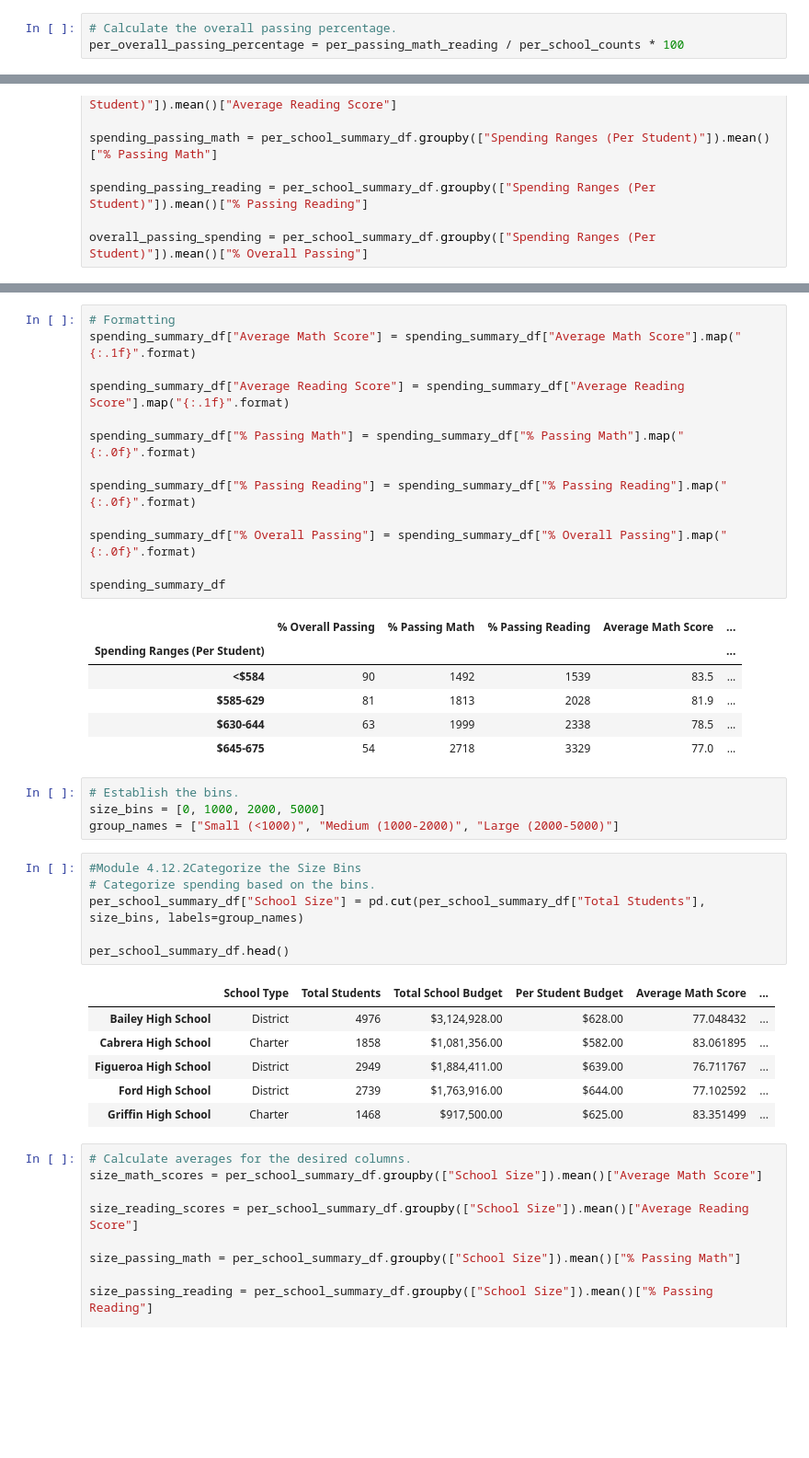
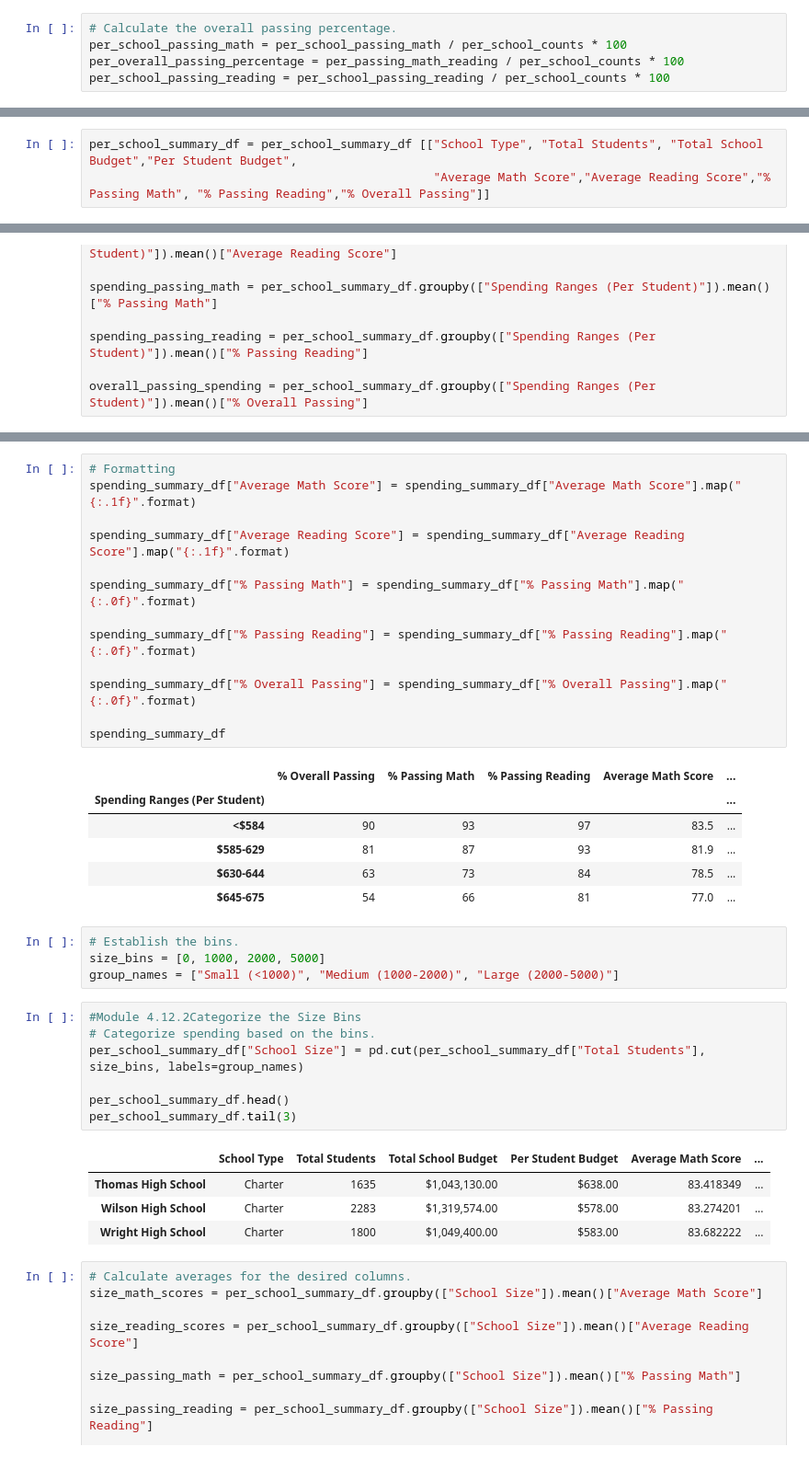
Before and after one commit to NishatSultana3538/School_District_Analysis, a Jupyter notebook: PyCitySchools.ipynb, the cells around one changed output, grey strips where cells are left out. Shown at 92% size. Saved outputs shown, nothing was run; the diff lists cells and outputs as text; blank space fills up the shorter version.

```diff
--- a/PyCitySchools.ipynb
+++ b/PyCitySchools.ipynb
@@ -966,7 +966,9 @@ per_passing_math_reading.head()
 per_passing_math_reading = per_passing_math_reading.groupby(["school_name"]).count()["student_name"]
 # %%
 # Calculate the overall passing percentage.
+per_school_passing_math = per_school_passing_math / per_school_counts * 100
 per_overall_passing_percentage = per_passing_math_reading / per_school_counts * 100
+per_school_passing_reading = per_school_passing_reading / per_school_counts * 100
 # %%
 # Calculate the overall passing percentage.
 per_overall_passing_percentage
@@ -1029,0 +1051,3 @@ per_school_summary_df.head()
+# %%
+per_school_summary_df = per_school_summary_df [["School Type", "Total Students", "Total School Budget","Per Student Budget",
+                                                "Average Math Score","Average Reading Score","% Passing Math", "% Passing Reading","% Overall Passing"]]
@@ -1453,10 +1499,10 @@ spending_summary_df
 # %% [output]
 |  | % Overall Passing | % Passing Math | % Passing Reading | Average Math Score | ... |
 | Spending Ranges (Per Student) |  |  |  |  | ... |
-| <$584 | 90 | 1492 | 1539 | 83.5 | ... |
-| $585-629 | 81 | 1813 | 2028 | 81.9 | ... |
-| $630-644 | 63 | 1999 | 2338 | 78.5 | ... |
-| $645-675 | 54 | 2718 | 3329 | 77.0 | ... |
+| <$584 | 90 | 93 | 97 | 83.5 | ... |
+| $585-629 | 81 | 87 | 93 | 81.9 | ... |
+| $630-644 | 63 | 73 | 84 | 78.5 | ... |
+| $645-675 | 54 | 66 | 81 | 77.0 | ... |
 # %%
 # Establish the bins.
 size_bins = [0, 1000, 2000, 5000]
@@ -1464,16 +1510,15 @@ group_names = ["Small (<1000)", "Medium (1000-2000)", "Large (2000-5000)"]
 # %%
 #Module 4.12.2Categorize the Size Bins
 # Categorize spending based on the bins.
 per_school_summary_df["School Size"] = pd.cut(per_school_summary_df["Total Students"], size_bins, labels=group_names)
 
 per_school_summary_df.head()
+per_school_summary_df.tail(3)
 # %% [output]
 |  | School Type | Total Students | Total School Budget | Per Student Budget | Average Math Score | ... |
-| Bailey High School | District | 4976 | $3,124,928.00 | $628.00 | 77.048432 | ... |
-| Cabrera High School | Charter | 1858 | $1,081,356.00 | $582.00 | 83.061895 | ... |
-| Figueroa High School | District | 2949 | $1,884,411.00 | $639.00 | 76.711767 | ... |
-| Ford High School | District | 2739 | $1,763,916.00 | $644.00 | 77.102592 | ... |
-| Griffin High School | Charter | 1468 | $917,500.00 | $625.00 | 83.351499 | ... |
+| Thomas High School | Charter | 1635 | $1,043,130.00 | $638.00 | 83.418349 | ... |
+| Wilson High School | Charter | 2283 | $1,319,574.00 | $578.00 | 83.274201 | ... |
+| Wright High School | Charter | 1800 | $1,049,400.00 | $583.00 | 83.682222 | ... |
 # %%
 # Calculate averages for the desired columns.
 size_math_scores = per_school_summary_df.groupby(["School Size"]).mean()["Average Math Score"]
```
Also changed, not shown: parts of 14 cells of this notebook, 2 other files.
